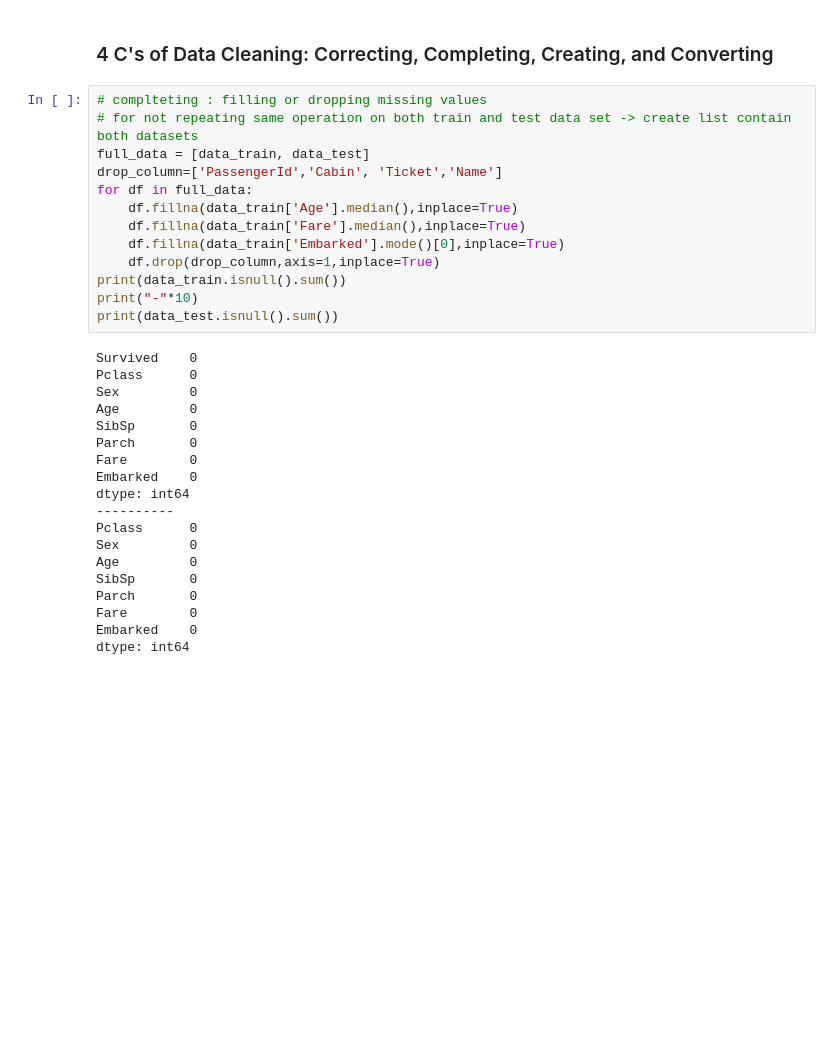
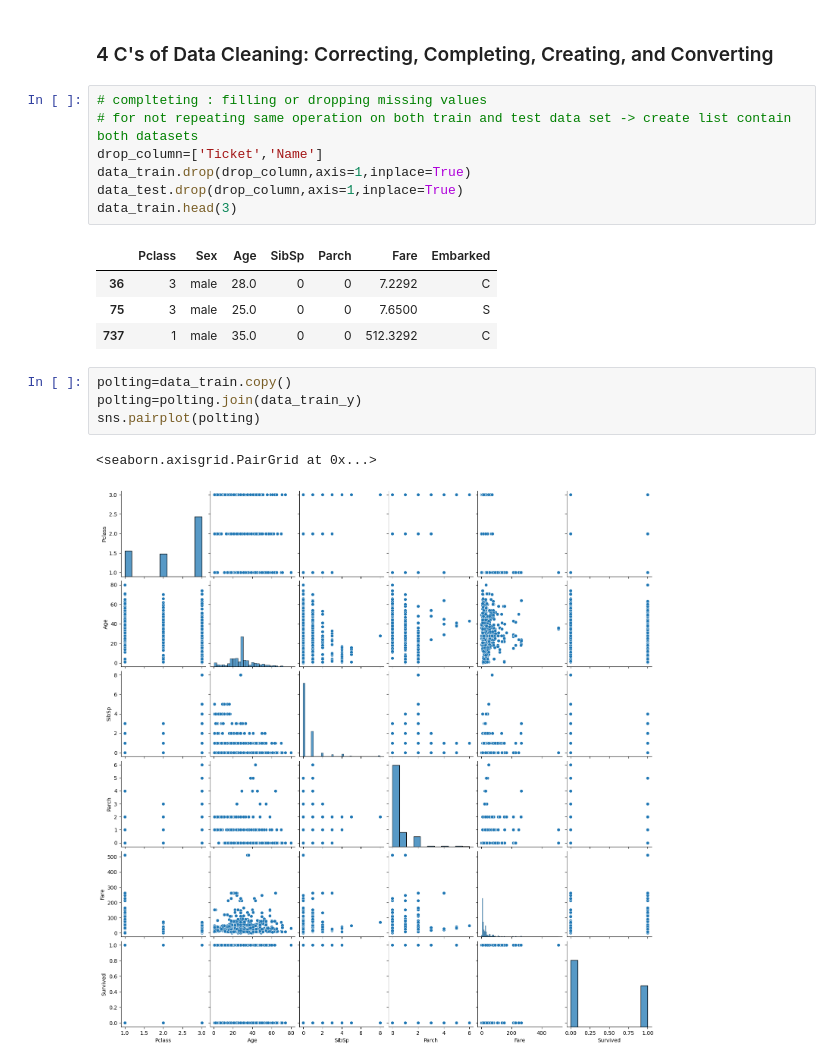
Before and after one commit to abdulaziz-snobra/Who-will-survive.-Titanic-Project, a Jupyter notebook: project.ipynb, the cells around one changed output. Drawn from its saved outputs; the diff is of its cells as text; blank space fills up the shorter version.

```diff
--- a/project.ipynb
+++ b/project.ipynb
@@ -89,35 +144,22 @@ data_train.describe(include='all')
 # %%
 # complteting : filling or dropping missing values
 # for not repeating same operation on both train and test data set -> create list contain both datasets
-full_data = [data_train, data_test]
-drop_column=['PassengerId','Cabin', 'Ticket','Name']
-for df in full_data:
-    df.fillna(data_train['Age'].median(),inplace=True)
-    df.fillna(data_train['Fare'].median(),inplace=True)
-    df.fillna(data_train['Embarked'].mode()[0],inplace=True)
-    df.drop(drop_column,axis=1,inplace=True)
-print(data_train.isnull().sum())
-print("-"*10)
-print(data_test.isnull().sum())
+drop_column=['Ticket','Name']
+data_train.drop(drop_column,axis=1,inplace=True)
+data_test.drop(drop_column,axis=1,inplace=True)
+data_train.head(3)
 # %% [output]
-Survived    0
-Pclass      0
-Sex         0
-Age         0
-SibSp       0
-Parch       0
-Fare        0
-Embarked    0
-dtype: int64
-----------
-Pclass      0
-Sex         0
-Age         0
-SibSp       0
-Parch       0
-Fare        0
-Embarked    0
-dtype: int64
+|  | Pclass | Sex | Age | SibSp | Parch | Fare | Embarked |
+| 36 | 3 | male | 28.0 | 0 | 0 | 7.2292 | C |
+| 75 | 3 | male | 25.0 | 0 | 0 | 7.6500 | S |
+| 737 | 1 | male | 35.0 | 0 | 0 | 512.3292 | C |
+# %%
+polting=data_train.copy()
+polting=polting.join(data_train_y)
+sns.pairplot(polting)
+# %% [output]
+<seaborn.axisgrid.PairGrid at 0x...>
+[figure, added]
 # %% [markdown]
  <center><strong>The difference between cut & qcut</strong></center>
 <center><img src="images/qcut&cut.png"/></center>
```
Also changed, not shown: parts of 25 cells of this notebook, 1 other file.
